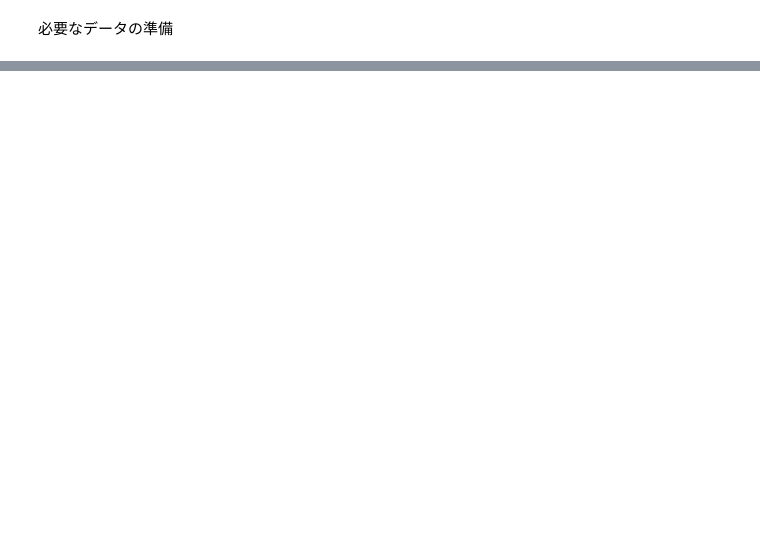
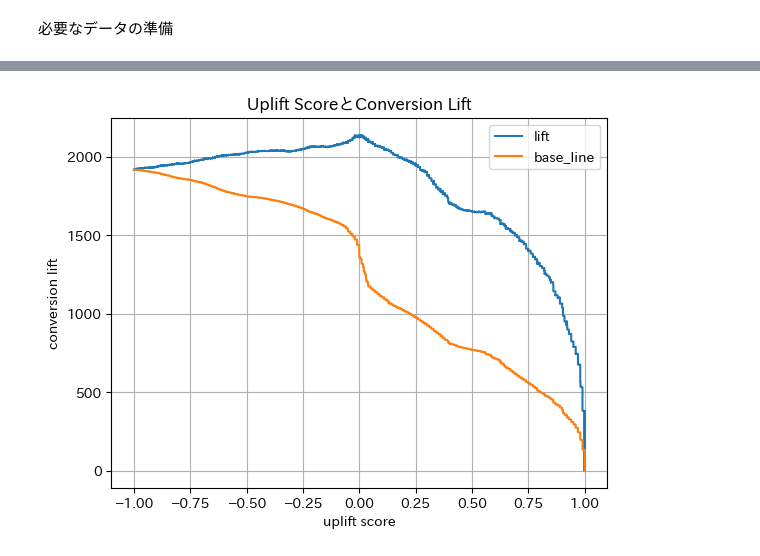
Before and after one commit to Lisankk/Dirisl_Phase2_PJT, a Jupyter notebook: calculate_auuc.ipynb, the cells around one changed output, grey strips where cells are left out. Cells and saved outputs as stored; diff of their text form; code cells hidden in the pictures; blank space fills up the shorter version.

```diff
--- a/calculate_auuc.ipynb
+++ b/calculate_auuc.ipynb
@@ -370,6 +389,10 @@ print('AUUC = {:.2f}'.format(auuc))
 # %%
-# グラフの描画
-result.plot(y=['lift', 'base_line'])
-plt.xlabel('uplift score rank')
-plt.ylabel('visit lift')
+# uplift score × conversion lift のグラフの描画
+result.plot(x='uplift_score', y=['lift','base_line'])
+plt.xlabel('uplift score')
+plt.ylabel('conversion lift')
+plt.title('Uplift ScoreとConversion Lift')
+plt.grid(True)
 plt.show()
+# %% [output]
+[figure, added]
```
Also changed, not shown: parts of 13 cells of this notebook.
